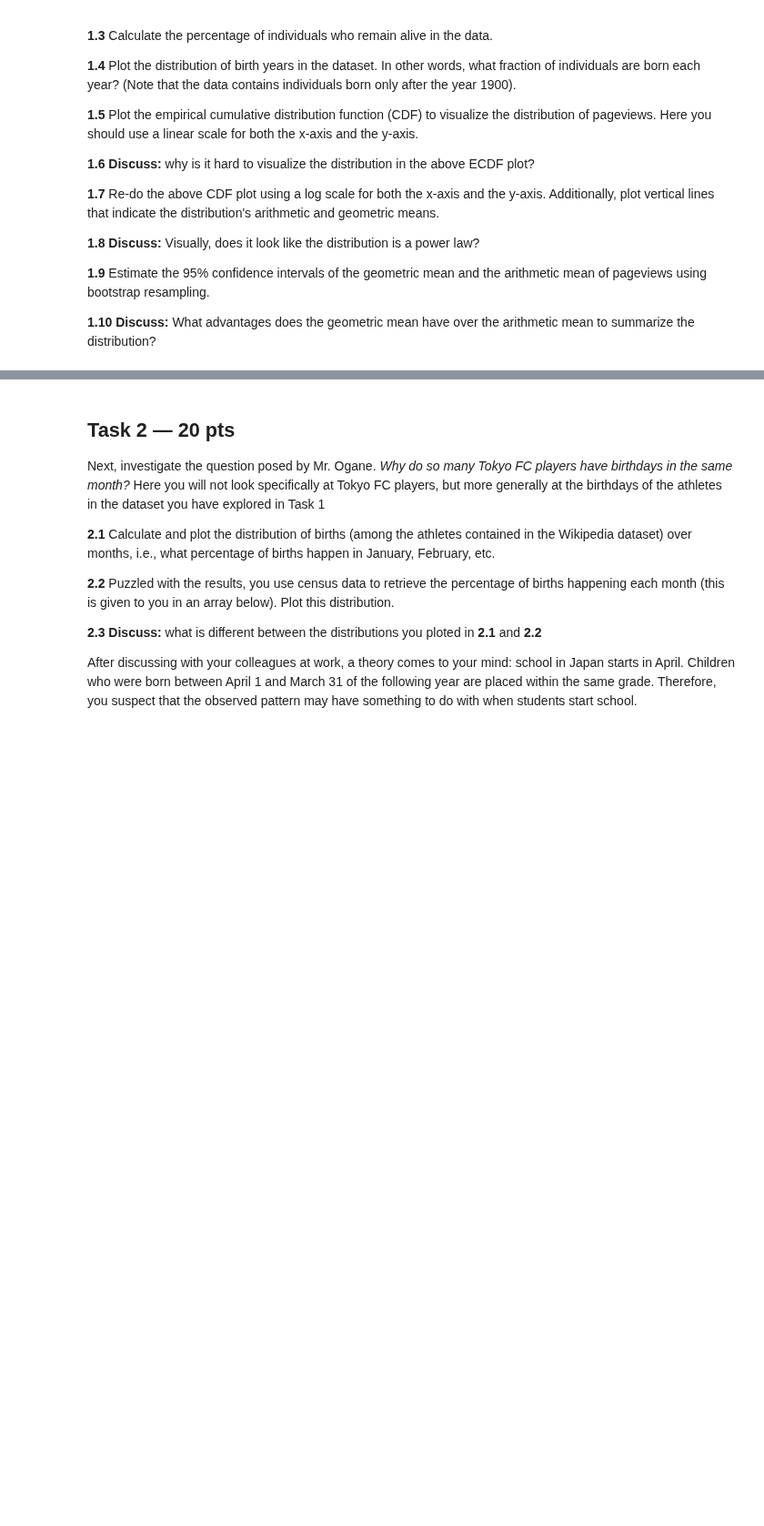
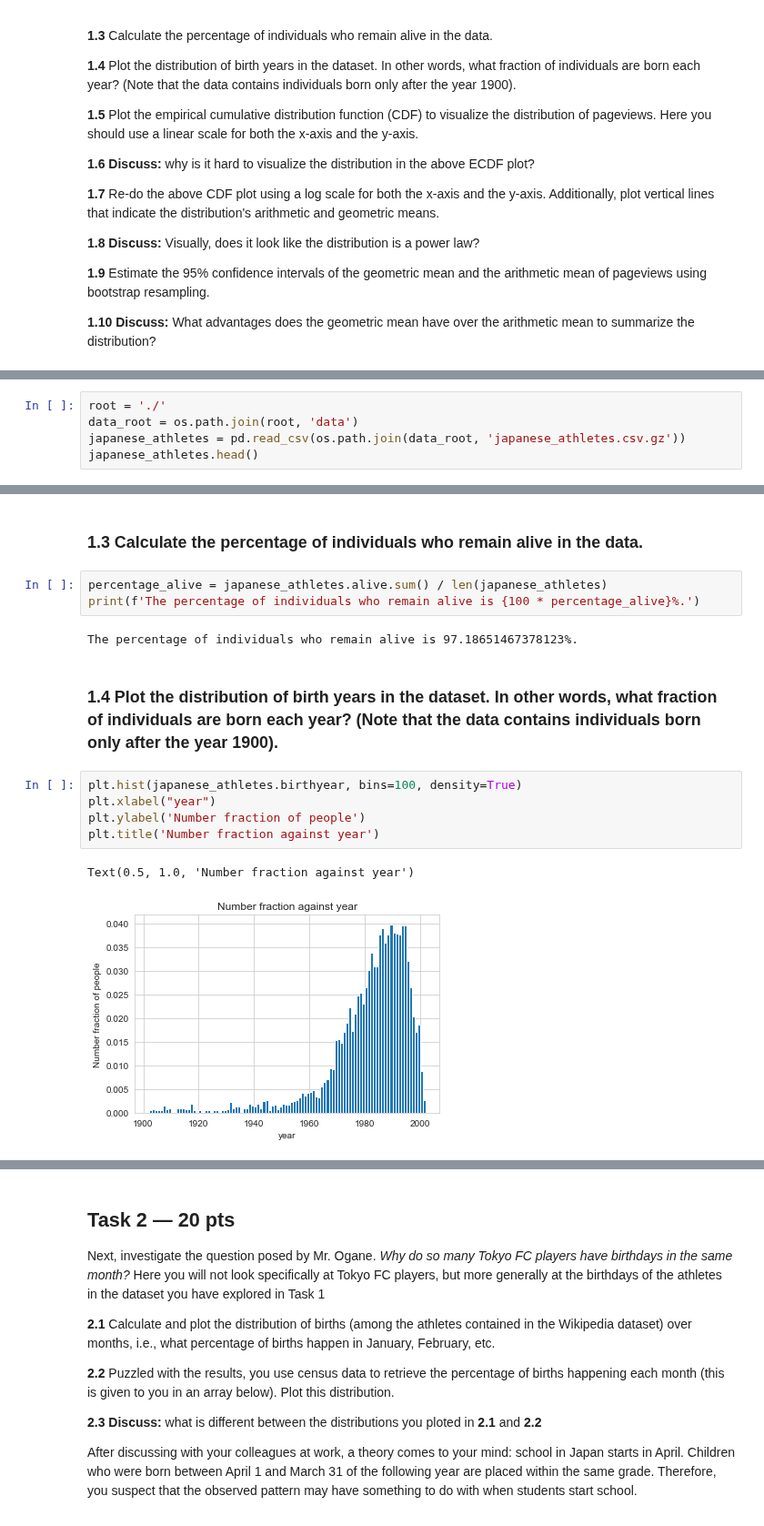
Before and after one commit to PeterYYZhang/2022, a Jupyter notebook: Homework/02 - Regression Observational Studies Stats and Supervised Learning/hw2.ipynb, the cells around one changed output, grey strips where cells are left out. Shown at 91% size. Drawn from its saved outputs; the diff is of its cells as text; blank space fills up the shorter version.

```diff
--- a/Homework/02 - Regression Observational Studies Stats and Supervised Learning/hw2.ipynb
+++ b/Homework/02 - Regression Observational Studies Stats and Supervised Learning/hw2.ipynb
@@ -80,0 +93,5 @@ As a good data scientist, you first load the data and perform some small sanity
+# %%
+root = './'
+data_root = os.path.join(root, 'data')
+japanese_athletes = pd.read_csv(os.path.join(data_root, 'japanese_athletes.csv.gz'))
+japanese_athletes.head()
@@ -80,0 +124,17 @@ As a good data scientist, you first load the data and perform some small sanity
+# %% [markdown]
+### 1.3 Calculate the percentage of individuals who remain alive in the data.
+# %%
+percentage_alive = japanese_athletes.alive.sum() / len(japanese_athletes)
+print(f'The percentage of individuals who remain alive is {100 * percentage_alive}%.')
+# %% [output]
+The percentage of individuals who remain alive is 97.18651467378123%.
+# %% [markdown]
+### 1.4 Plot the distribution of birth years in the dataset. In other words, what fraction of individuals are born each year? (Note that the data contains individuals born only after the year 1900).
+# %%
+plt.hist(japanese_athletes.birthyear, bins=100, density=True)
+plt.xlabel("year")
+plt.ylabel('Number fraction of people')
+plt.title('Number fraction against year')
+# %% [output]
+Text(0.5, 1.0, 'Number fraction against year')
+[figure, added]
```
Also changed, not shown: parts of 46 cells of this notebook, 1 other file.
